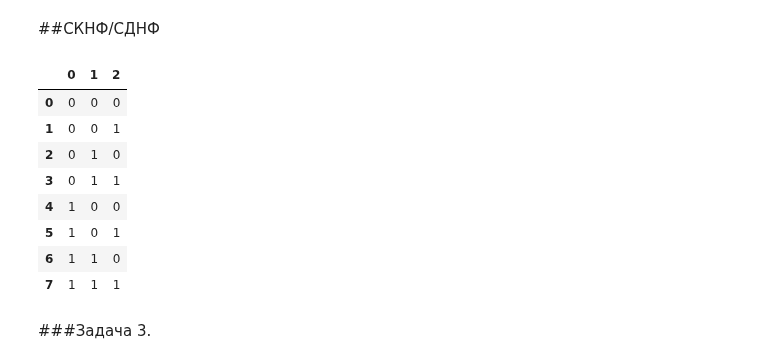
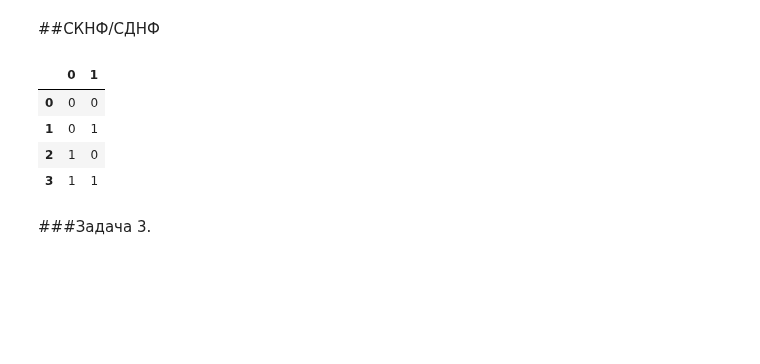
Before and after one commit to Viktory4121/MORD, a Jupyter notebook: КА.ipynb, the cells around one changed output. Cells and saved outputs as stored; diff of their text form; code cells hidden in the pictures; blank space fills up the shorter version.

```diff
--- a/КА.ipynb
+++ b/КА.ipynb
@@ -314,18 +318,14 @@ creatly_connection_table(truth_copy2, out_copy2)
 # %% [markdown]
 ##СКНФ/СДНФ
 # %%
-table_combinations = pd.DataFrame(it.product([0,1], repeat=3))
+table_combinations = pd.DataFrame(it.product([0,1], repeat=2))
 table_combinations
 # %% [output]
-|  | 0 | 1 | 2 |
-| 0 | 0 | 0 | 0 |
-| 1 | 0 | 0 | 1 |
-| 2 | 0 | 1 | 0 |
-| 3 | 0 | 1 | 1 |
-| 4 | 1 | 0 | 0 |
-| 5 | 1 | 0 | 1 |
-| 6 | 1 | 1 | 0 |
-| 7 | 1 | 1 | 1 |
+|  | 0 | 1 |
+| 0 | 0 | 0 |
+| 1 | 0 | 1 |
+| 2 | 1 | 0 |
+| 3 | 1 | 1 |
 # %% [markdown]
 ###Задача 3.
 # %%
```
Also changed, not shown: parts of 4 cells of this notebook.
